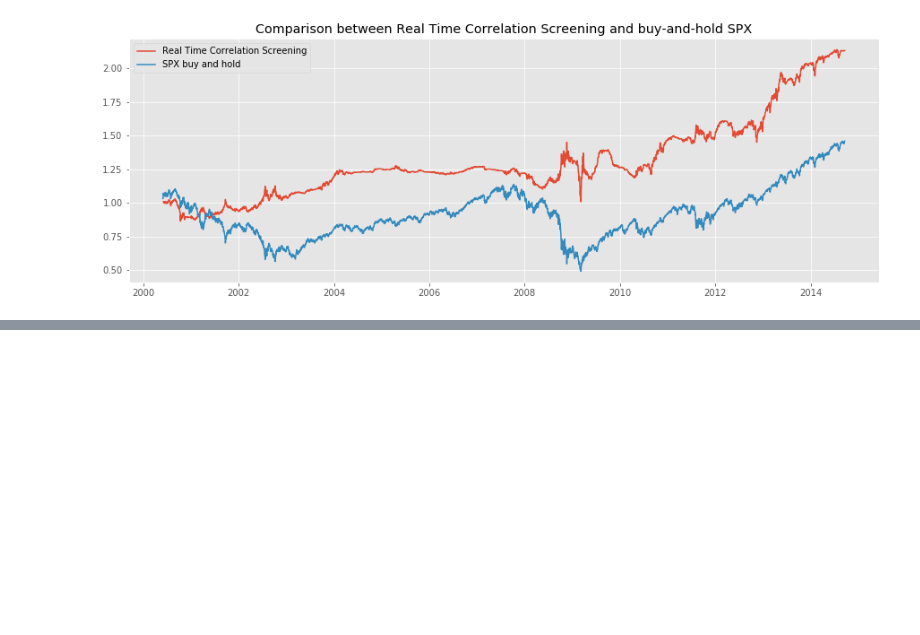
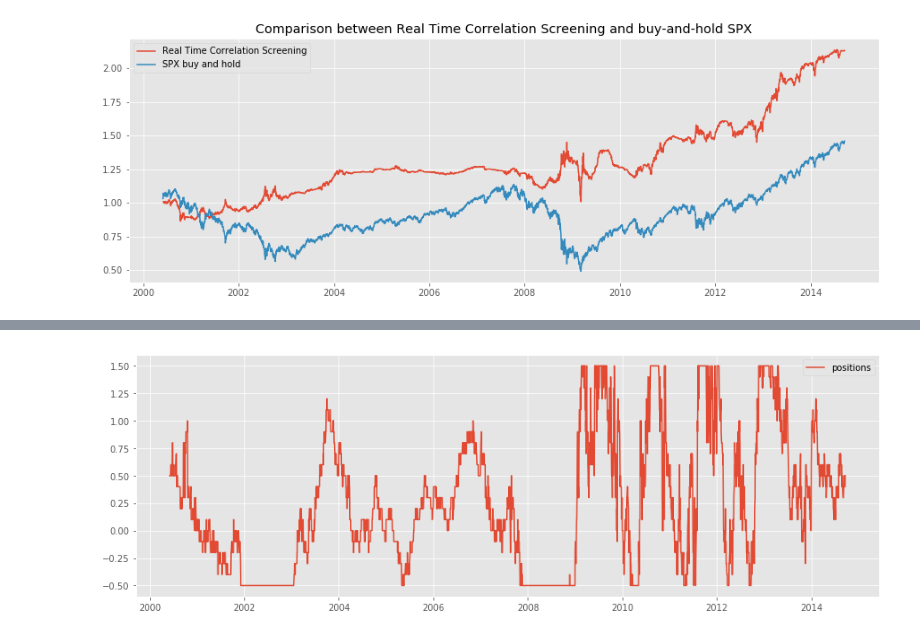
Before and after one commit to rmfeng/dsqfltproject, a Jupyter notebook: notebooks/all_methods.ipynb, the cells around one changed output, grey strips where cells are left out. Drawn from its saved outputs; the diff is of its cells as text; code cells hidden in the pictures; blank space fills up the shorter version.

```diff
--- a/notebooks/corr_screening_regression.ipynb
+++ b/notebooks/all_methods.ipynb
@@ -164,0 +168,10 @@ annual return strat: 7.93 %  |  Sharpe: 2.07
+# %%
+# plot positions
+
+pos = tb.EN_pos(nbp)
+plt.figure(figsize=(15,5))
+plt.plot(df.index[2520:(2520+nbp*20)],pos,label='positions')
+plt.legend()
+plt.show()
+# %% [output]
+[figure, added]
```
Also changed, not shown: parts of 7 cells of this notebook, 5 other files.
